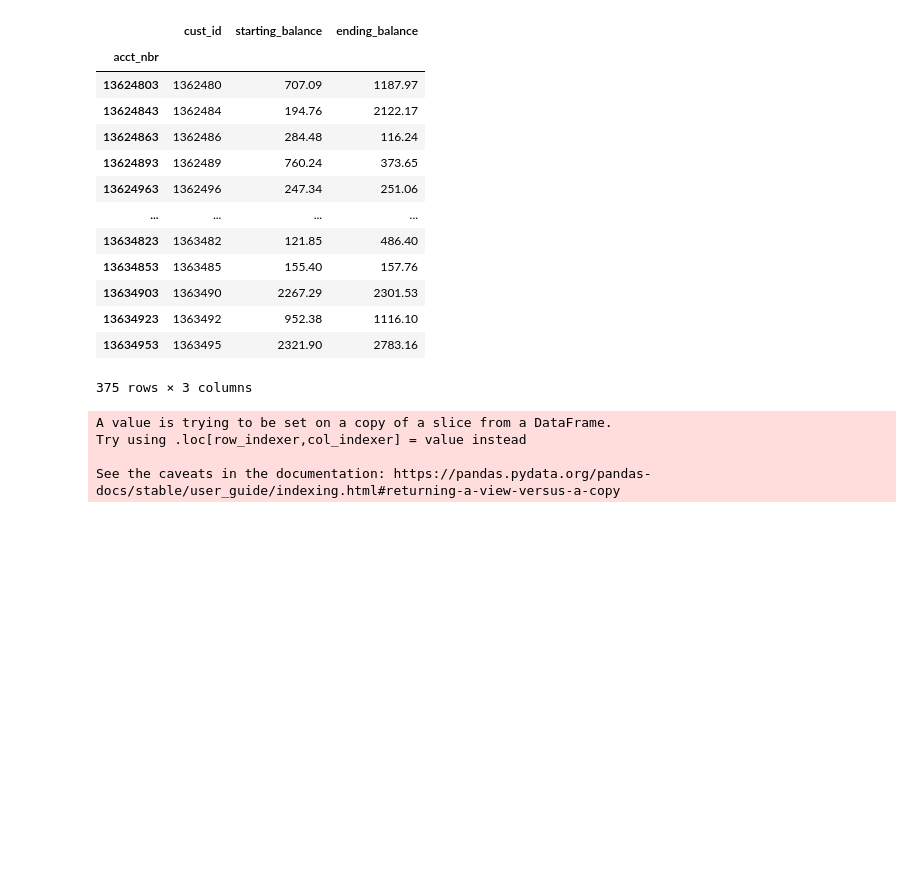
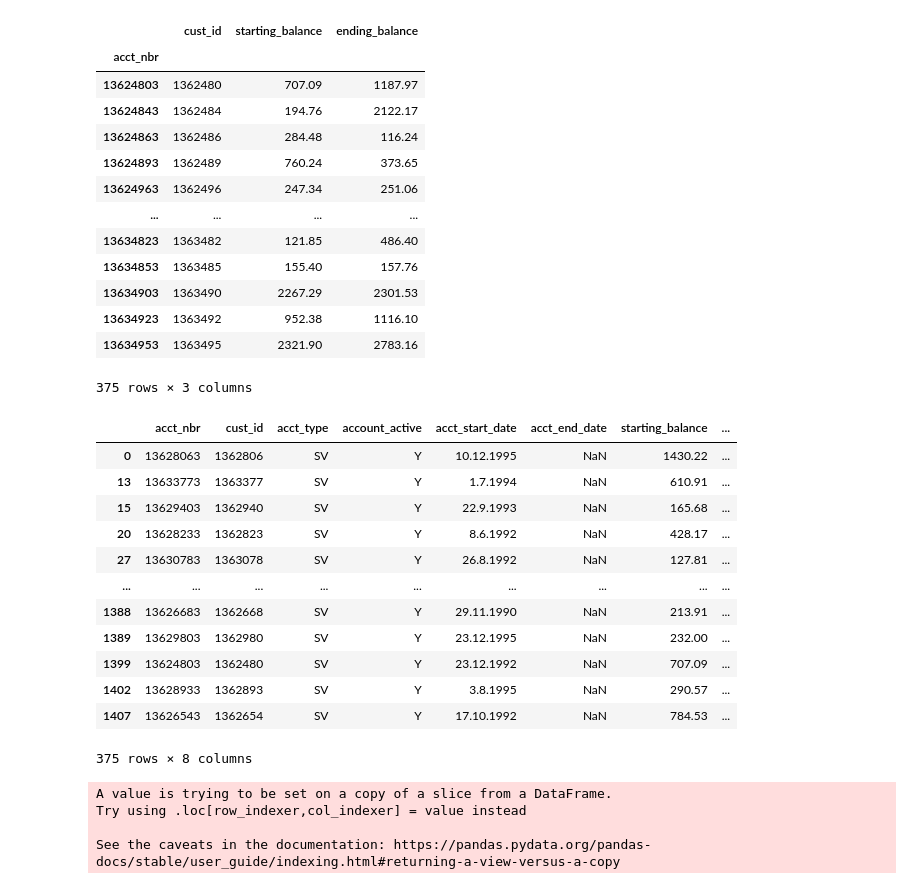
Before and after one commit to LilaKelland/data_bootcamp, a Jupyter notebook: w4/d2_miniproject/Mini-Project-III_fifth.ipynb, the cells around one changed output. Cells and saved outputs as stored; diff of their text form; code cells hidden in the pictures; blank space fills up the shorter version.

```diff
--- a/w4/d2_miniproject/Mini-Project-III_fifth.ipynb
+++ b/w4/d2_miniproject/Mini-Project-III_fifth.ipynb
@@ -525,6 +525,22 @@ savers.groupby('acct_nbr').mean()
 | 13634923 | 1363492 | 952.38 | 1116.10 |
 | 13634953 | 1363495 | 2321.90 | 2783.16 |
 375 rows × 3 columns
+# %%
+savers
+# %% [output]
+|  | acct_nbr | cust_id | acct_type | account_active | acct_start_date | acct_end_date | starting_balance | ... |
+| 0 | 13628063 | 1362806 | SV | Y | 10.12.1995 | NaN | 1430.22 | ... |
+| 13 | 13633773 | 1363377 | SV | Y | 1.7.1994 | NaN | 610.91 | ... |
+| 15 | 13629403 | 1362940 | SV | Y | 22.9.1993 | NaN | 165.68 | ... |
+| 20 | 13628233 | 1362823 | SV | Y | 8.6.1992 | NaN | 428.17 | ... |
+| 27 | 13630783 | 1363078 | SV | Y | 26.8.1992 | NaN | 127.81 | ... |
+| ... | ... | ... | ... | ... | ... | ... | ... | ... |
+| 1388 | 13626683 | 1362668 | SV | Y | 29.11.1990 | NaN | 213.91 | ... |
+| 1389 | 13629803 | 1362980 | SV | Y | 23.12.1995 | NaN | 232.00 | ... |
+| 1399 | 13624803 | 1362480 | SV | Y | 23.12.1992 | NaN | 707.09 | ... |
+| 1402 | 13628933 | 1362893 | SV | Y | 3.8.1995 | NaN | 290.57 | ... |
+| 1407 | 13626543 | 1362654 | SV | Y | 17.10.1992 | NaN | 784.53 | ... |
+375 rows × 8 columns
 # %%
 savers['amt_saved'] = savers.ending_balance - savers.starting_balance
 # %% [output]
```
Also changed, not shown: parts of 3 cells of this notebook, 3 other files.
